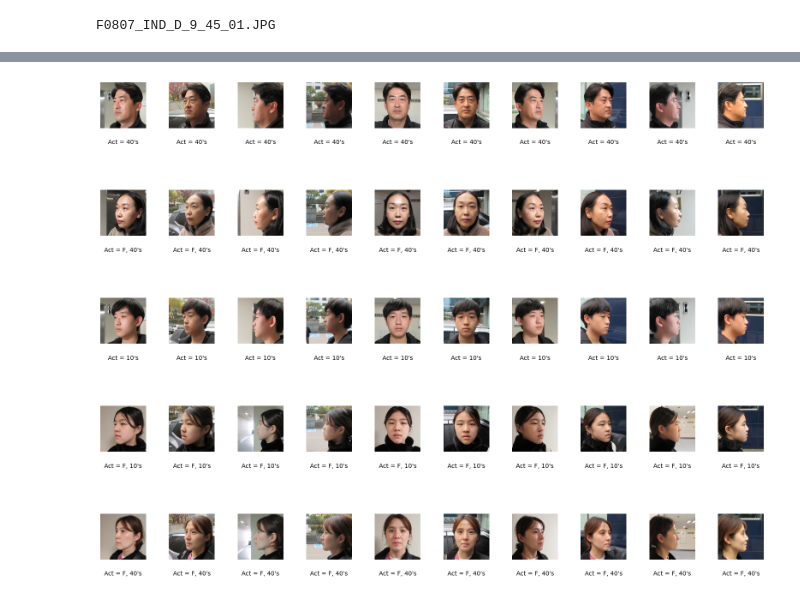
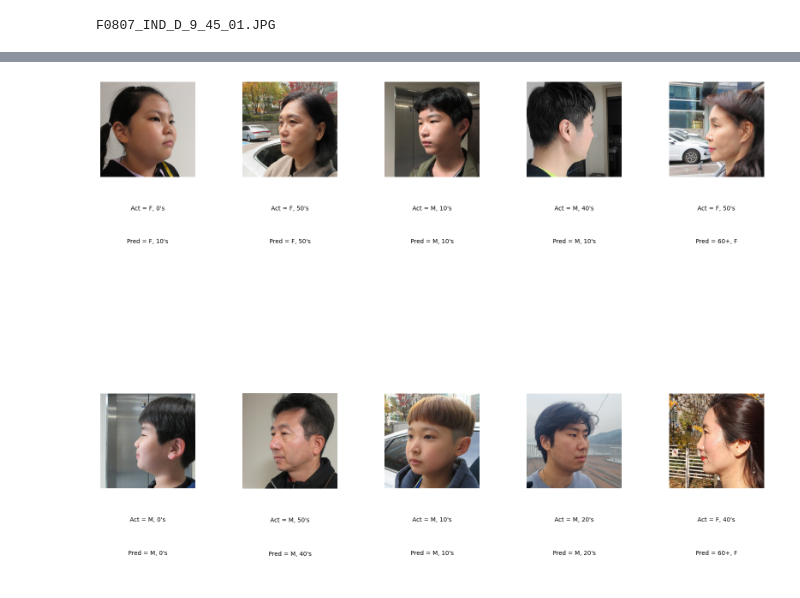
Before and after one commit to min731/META_CNN_BERT_PJT, a Jupyter notebook: test.ipynb, the cells around one changed output, grey strips where cells are left out. Saved outputs shown, nothing was run; the diff lists cells and outputs as text; code cells hidden in the pictures.

```diff
--- a/test.ipynb
+++ b/test.ipynb
@@ -220,2 +222,6 @@ model.save('C:/project/ResNet50.h5')
+# %%
+from tensorflow.keras.models import load_model
+
+model = load_model('C:/project/ResNet50.h5')
 # %%
 loss, accuracy = model.evaluate(test_generator)
@@ -266,10 +270,14 @@ for i in range(10):  # 10개의 이미지만 확인
 
     pred = model.predict(img_preprocessed)  # 예측 실행
 
-    print(np.round(list(map(float,pred[0])), 3))
-    pred_labels = (pred[0] > 0.2).astype(int)  # 임계값 설정
-    pred_labels_list = pred_labels.tolist()  # numpy 배열을 리스트로 변환
-    pred_labels_str = ', '.join([columns[i] for i in range(len(columns)) if pred_labels_list[i] == 1])  # 예측값 문자열 변환
+    # print(np.round(list(map(float,pred[0])), 3))
+    pred_labels = (pred[0] > 0.2).astype(int)  # 임계값 설정 - numpy 배열
+    # pred_labels_list = pred_labels.tolist()  # numpy 배열을 리스트로 변환
+
+    pred_labels_str = ', '.join([columns[i] for i in np.argsort(pred_labels, axis=0)[::-1][:2]])
+
+    # pred_labels_str = ', '.join([columns[i] for i in range(len(columns)) if pred_labels_list[i] == 1])  # 예측값 문자열 변환 - argmax index
+
 
     # 예측값 표시
     ax.text(0.5, -0.7,
@@ -306,21 +304,24 @@ plt.show()
 # %%
+import numpy as np
 import matplotlib.pyplot as plt
-import matplotlib.image as img
+import matplotlib.image as mpimg
+from tensorflow.keras.preprocessing.image import load_img, img_to_array
+import math
 
 fig = plt.figure(figsize=(20, 15))
 fig.subplots_adjust(hspace=0.7, wspace=0.5)
 
 directory = 'C:/Preprocessed_Datasets(FamilyData_Val)'  # 이미지 디렉토리 경로
 
-for i in range(50):
-    image_path = directory + '/' + df['img_path'][i]  # 이미지 경로 가져오기
-    image = img.imread(image_path)  # 이미지 읽기
+for i in range(10):  # 10개의 이미지만 확인
+    image_path = directory + '/' + test_df.iloc[i]['img_path']  # 이미지 경로 가져오기
+    image = mpimg.imread(image_path)  # 이미지 읽기
 
-    ax = fig.add_subplot(5, 10, i + 1)
+    ax = fig.add_subplot(2, 5, i + 1)
     ax.axis('off')
 
     # 실제값 표시
-    actual = df.loc[i, columns[1:]]  # 컬럼 기반으로 해당하는 값 가져오기
+    actual = test_df.iloc[i][columns]  # 컬럼 기반으로 해당하는 값 가져오기
     actual_labels = actual[actual == 1].index  # 1인 값의 인덱스 가져오기
     actual_labels_str = ', '.join(actual_labels)  # 인덱스를 문자열로 변환
     ax.text(0.5, -0.35,
@@ -329,6 +330,31 @@ for i in range(50):
             ha='center',
             transform=ax.transAxes)
 
+    # 이미지 전처리 및 예측
+    img = load_img(image_path, target_size=(224, 224))  # 이미지 사이즈 맞추기
+    img_array = img_to_array(img)  # 이미지를 배열로 변환
+    img_array = np.expand_dims(img_array, axis=0)  # 차원 확장
+    img_preprocessed = datagen.standardize(img_array)  # 데이터 전처리
+
+    pred = model.predict(img_preprocessed)  # 예측 실행
+
+    pred_labels = (pred[0] > 0.2).astype(int)  # 임계값 설정 - numpy 배열
+
+    top2_labels = [columns[i] for i in np.argsort(pred_labels, axis=0)[::-1][:2]]
+
+    # '성별'이 앞에 오도록 문자열 생성
+    if top2_labels[0].startswith('성별'):
+        pred_labels_str = ', '.join(top2_labels)
+    else:
+        pred_labels_str = ', '.join(top2_labels[::-1])
+
+    # 예측값 표시
+    ax.text(0.5, -0.7,
+            'Pred = ' + str(pred_labels_str),
+            fontsize=10,
+            ha='center',
+            transform=ax.transAxes)
+
     ax.imshow(image)
 
 plt.show()
@@ -336 +372 @@ plt.show()
-[figure, old version]
+[figure, new version]
```
Also changed, not shown: parts of 7 cells of this notebook, 1 other file.
